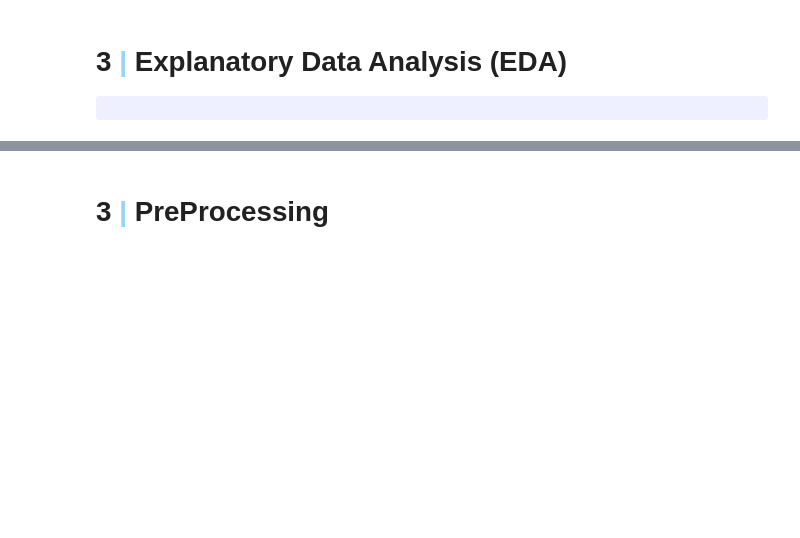
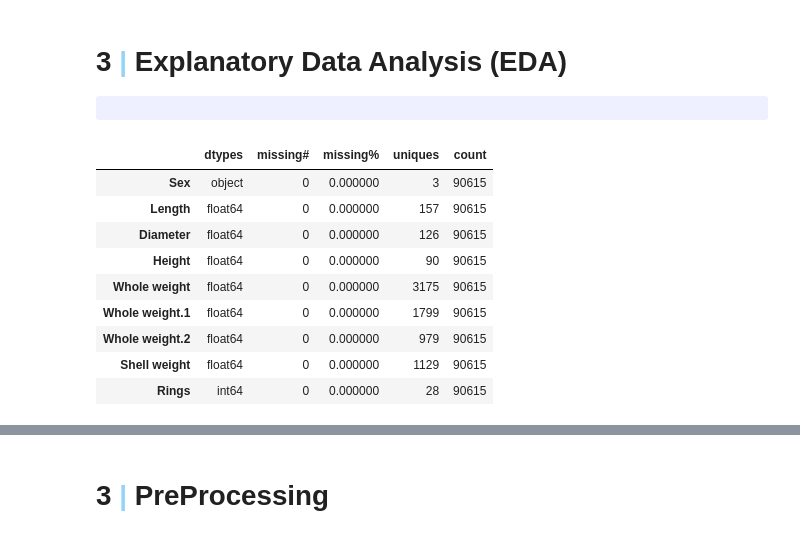
Before and after one commit to HasibullahAman/Kaggle-Playground-ML-DS, a Jupyter notebook: PSS4E4/PSS4E4.ipynb, the cells around one changed output, grey strips where cells are left out. Cells and saved outputs as stored; diff of their text form; code cells hidden in the pictures; blank space fills up the shorter version.

Commit message:
summary and corelation

```diff
--- a/PSS4E4/PSS4E4.ipynb
+++ b/PSS4E4/PSS4E4.ipynb
@@ -173,3 +173,23 @@ num_columns: ['Length', 'Diameter', 'Height', 'Whole weight', 'Whole weight.1',
 <a id="3"></a>
 # <b>3 <span style='color:#94D4F6'>|</span> Explanatory Data Analysis (EDA)</b>
 <div class="alert alert-block alert-info" style="font-size:17px; background-color: #EEEFFF; font-family:Comic Sans MS; color: #00011A; border: 1px #00011A">
+# %%
+def summary(df):
+    sum = pd.DataFrame(df.dtypes, columns=['dtypes'])
+    sum['missing#'] = df.isna().sum()
+    sum['missing%'] = (df.isna().sum())/len(df)
+    sum['uniques'] = df.nunique().values
+    sum['count'] = df.count().values
+    return sum
+summary(df).style.background_gradient(cmap='Blues')
+# %% [output]
+|  | dtypes | missing# | missing% | uniques | count |
+| Sex | object | 0 | 0.000000 | 3 | 90615 |
+| Length | float64 | 0 | 0.000000 | 157 | 90615 |
+| Diameter | float64 | 0 | 0.000000 | 126 | 90615 |
+| Height | float64 | 0 | 0.000000 | 90 | 90615 |
+| Whole weight | float64 | 0 | 0.000000 | 3175 | 90615 |
+| Whole weight.1 | float64 | 0 | 0.000000 | 1799 | 90615 |
+| Whole weight.2 | float64 | 0 | 0.000000 | 979 | 90615 |
+| Shell weight | float64 | 0 | 0.000000 | 1129 | 90615 |
+| Rings | int64 | 0 | 0.000000 | 28 | 90615 |
```
Also changed, not shown: parts of 3 cells of this notebook.
